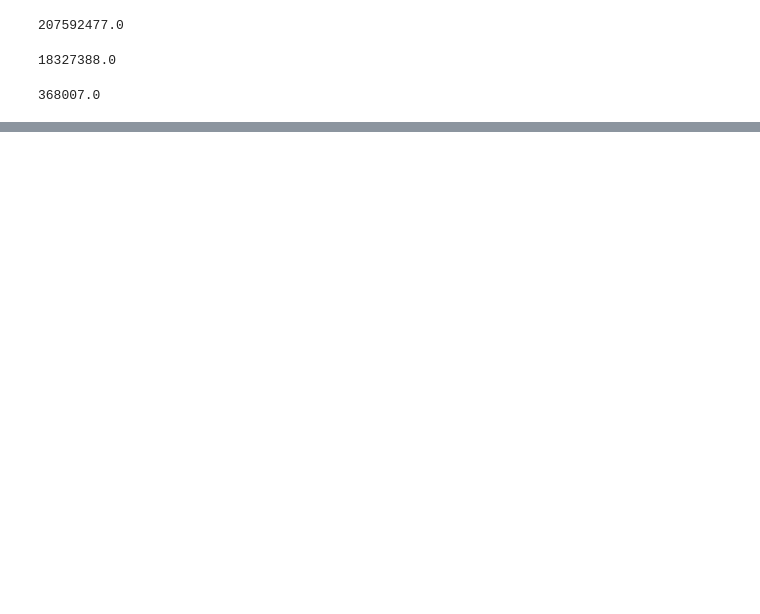
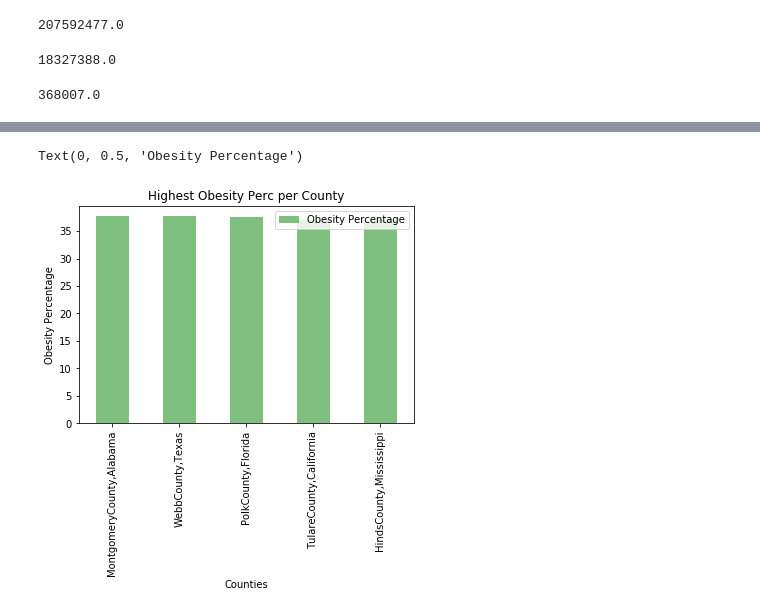
Before and after one commit to liliana-ilut/The-Mockingbirds, a Jupyter notebook: Clean Data/Graphs.ipynb, the cells around one changed output, grey strips where cells are left out. Cells and saved outputs as stored; diff of their text form; code cells hidden in the pictures; blank space fills up the shorter version.

```diff
--- a/Clean Data/Graphs.ipynb
+++ b/Clean Data/Graphs.ipynb
@@ -207,3 +207,15 @@ HighToLowRest_df
 | 5 | OrangeCounty,California | 3185968 | 19.0 | 17.3 | 20.8 | 1032218 | 81837 | 113420 | ... |
 # %%
 #Los Angeles wins at higher population and higher number of restaurants
+# %%
+counties = ["MontgomeryCounty,Alabama", "WebbCounty,Texas", "PolkCounty,Florida", "TulareCounty,California", "HindsCounty,Mississippi"]
+obesity_percentage = [37.7, 37.7, 37.6, 37.1, 37.0 ]
+HighestObe_df = pd.DataFrame({ "Obesity Percentage": obesity_percentage}, index=counties)
+HighestObe_df
+HighestObe_df.plot.bar(rot=90, facecolor = "green", alpha = 0.5)
+plt.title("Highest Obesity Perc per County")
+plt.xlabel("Counties")
+plt.ylabel("Obesity Percentage")
+# %% [output]
+Text(0, 0.5, 'Obesity Percentage')
+[figure, added]
```
Also changed, not shown: parts of 1 cell of this notebook.
